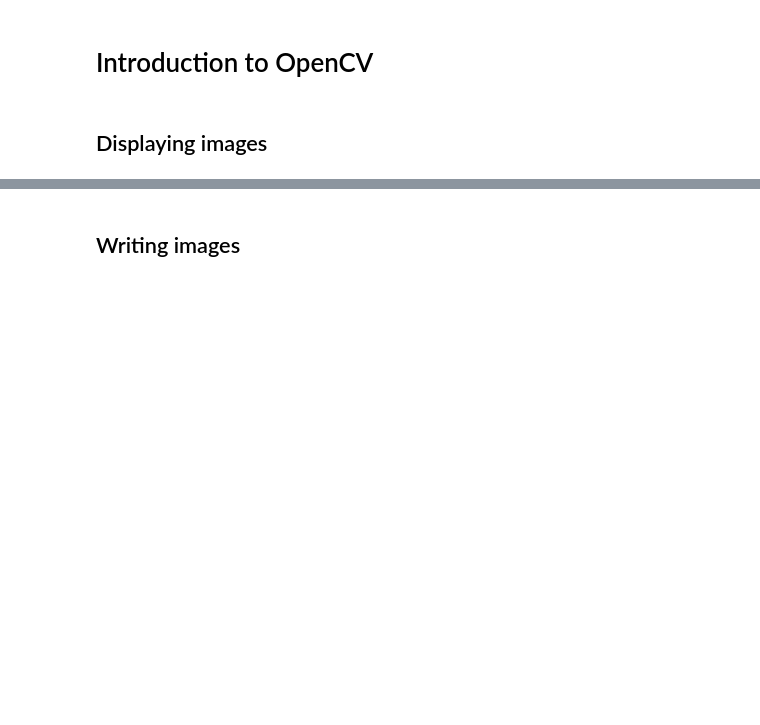
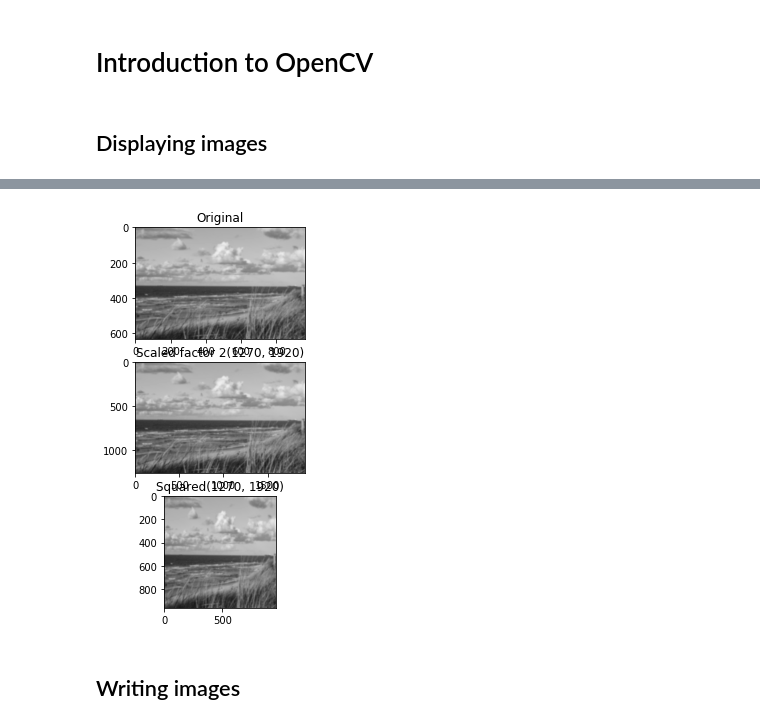
Before and after one commit to djlisashi/opencv-snippets, a Jupyter notebook: OpenCV code snippets.ipynb, the cells around one changed output, grey strips where cells are left out. Drawn from its saved outputs; the diff is of its cells as text; code cells hidden in the pictures; blank space fills up the shorter version.

Commit message:
feat: add image resizing

```diff
--- a/OpenCV code snippets.ipynb
+++ b/OpenCV code snippets.ipynb
@@ -33,3 +43,16 @@ plt.show()
+# %%
+image = img_gray.copy()
+height, width = image.shape[:2]
+res = cv.resize(image,None,fx=2, fy=2, interpolation = cv.INTER_CUBIC)
+
+square_img = cv.resize(image,(width, width), interpolation = cv.INTER_CUBIC)
+
+plt.subplot(311),plt.imshow(image, cmap = 'gray', interpolation = 'bicubic'),plt.title('Original')
+plt.subplot(312),plt.imshow(res, cmap = 'gray', interpolation = 'bicubic'), plt.title('Scaled factor 2' + str(res.shape))
+plt.subplot(313),plt.imshow(square_img, cmap = 'gray', interpolation = 'bicubic'), plt.title('Squared' + str(res.shape))
+plt.show()
+# %% [output]
+[figure, added]
 # %% [markdown]
 ## Writing images
 # %%
```
Also changed, not shown: parts of 9 cells of this notebook.
